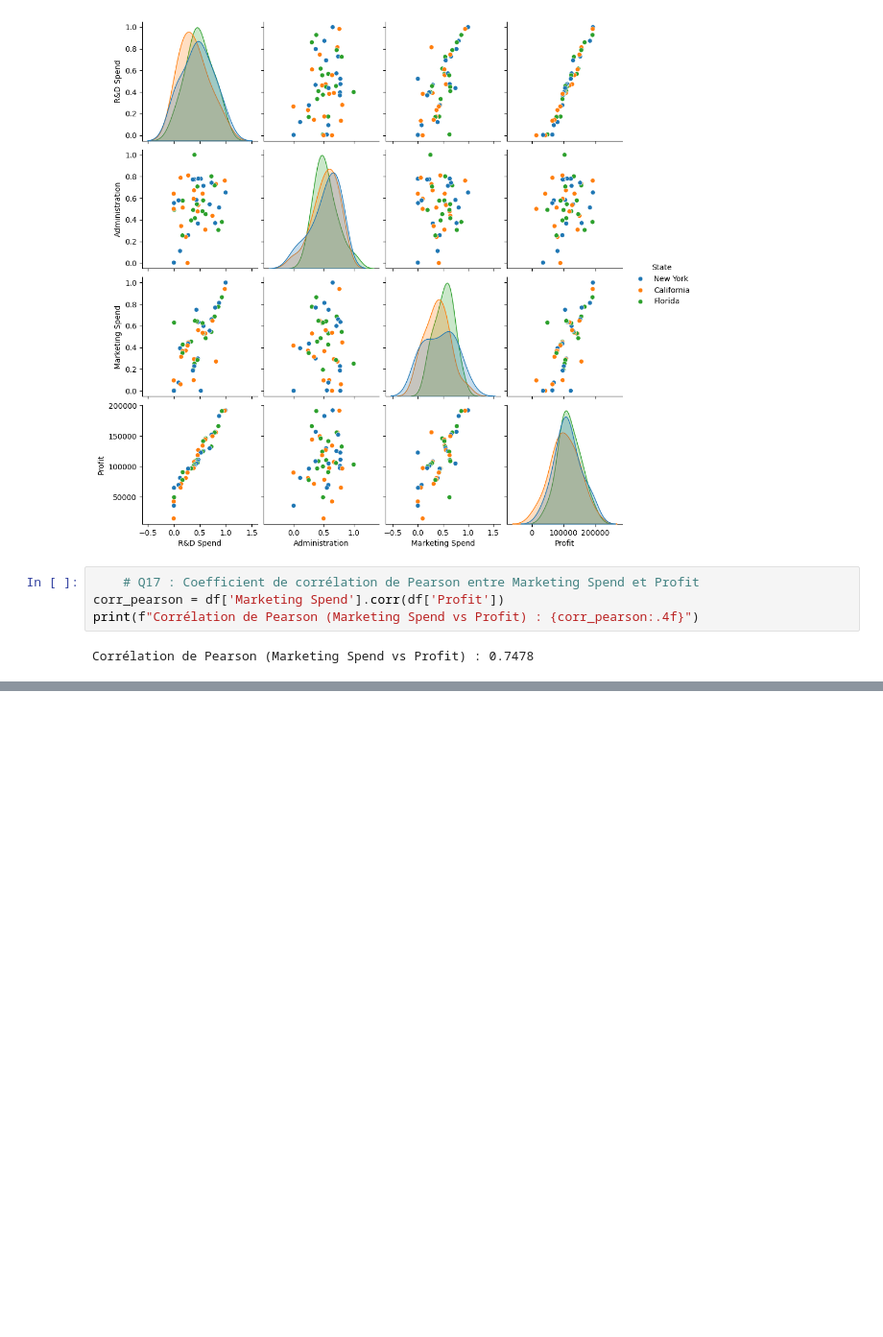
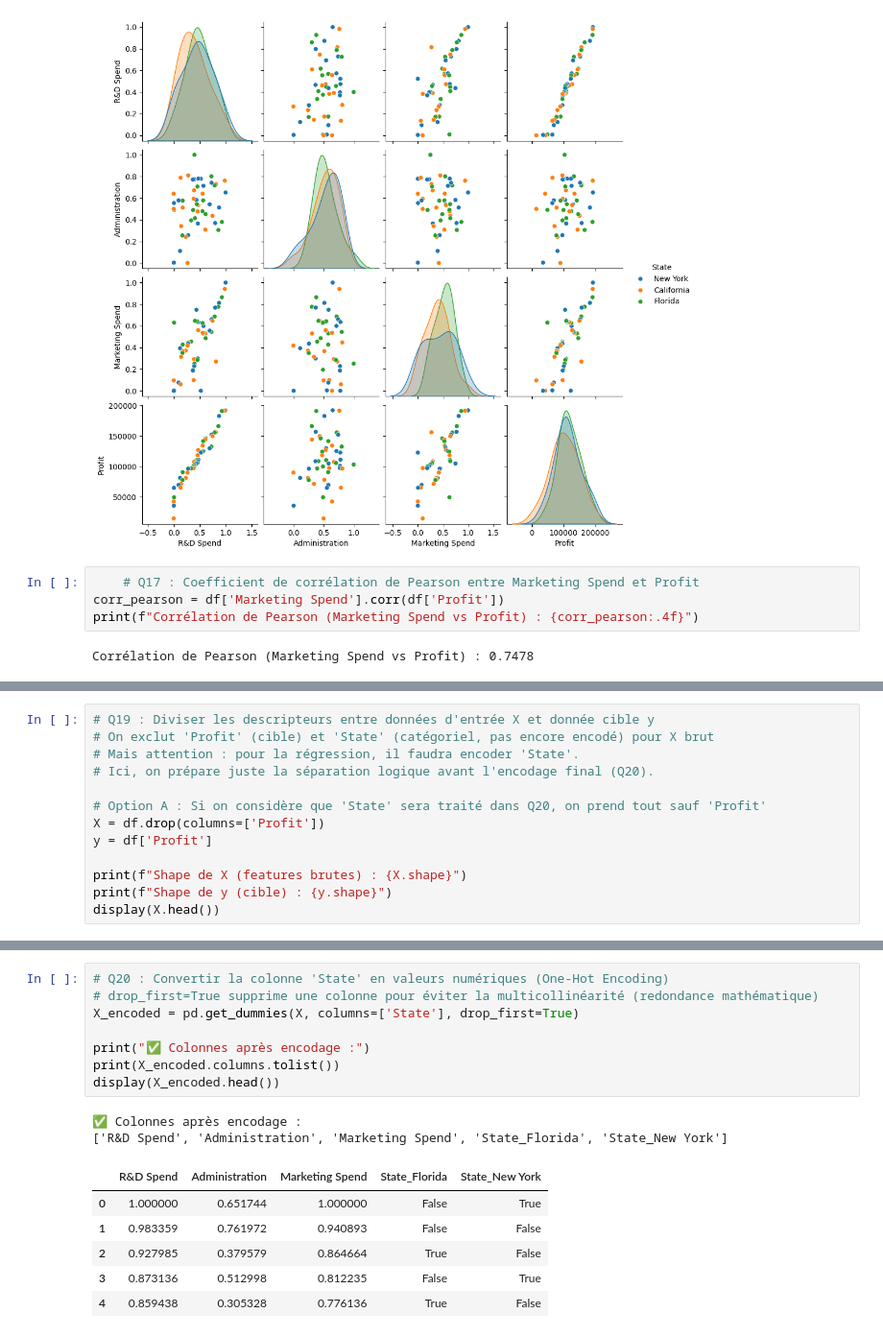
Before and after one commit to Haider-Dev01/MACHINE_LEARNING, a Jupyter notebook: regression_lineaire/reg.ipynb, the cells around one changed output, grey strips where cells are left out. Shown at 96% size. Cells and saved outputs as stored; diff of their text form; blank space fills up the shorter version.

```diff
--- a/regression_lineaire/reg.ipynb
+++ b/regression_lineaire/reg.ipynb
@@ -223,0 +231,13 @@ Corrélation de Pearson (Marketing Spend vs Profit) : 0.7478
+# %%
+# Q19 : Diviser les descripteurs entre données d'entrée X et donnée cible y
+# On exclut 'Profit' (cible) et 'State' (catégoriel, pas encore encodé) pour X brut
+# Mais attention : pour la régression, il faudra encoder 'State'.
+# Ici, on prépare juste la séparation logique avant l'encodage final (Q20).
+
+# Option A : Si on considère que 'State' sera traité dans Q20, on prend tout sauf 'Profit'
+X = df.drop(columns=['Profit'])
+y = df['Profit']
+
+print(f"Shape de X (features brutes) : {X.shape}")
+print(f"Shape de y (cible) : {y.shape}")
+display(X.head())
@@ -223,0 +253,17 @@ Corrélation de Pearson (Marketing Spend vs Profit) : 0.7478
+# %%
+# Q20 : Convertir la colonne 'State' en valeurs numériques (One-Hot Encoding)
+# drop_first=True supprime une colonne pour éviter la multicollinéarité (redondance mathématique)
+X_encoded = pd.get_dummies(X, columns=['State'], drop_first=True)
+
+print("✅ Colonnes après encodage :")
+print(X_encoded.columns.tolist())
+display(X_encoded.head())
+# %% [output]
+✅ Colonnes après encodage :
+['R&D Spend', 'Administration', 'Marketing Spend', 'State_Florida', 'State_New York']
+|  | R&D Spend | Administration | Marketing Spend | State_Florida | State_New York |
+| 0 | 1.000000 | 0.651744 | 1.000000 | False | True |
+| 1 | 0.983359 | 0.761972 | 0.940893 | False | False |
+| 2 | 0.927985 | 0.379579 | 0.864664 | True | False |
+| 3 | 0.873136 | 0.512998 | 0.812235 | False | True |
+| 4 | 0.859438 | 0.305328 | 0.776136 | True | False |
```
Also changed, not shown: parts of 9 cells of this notebook.
